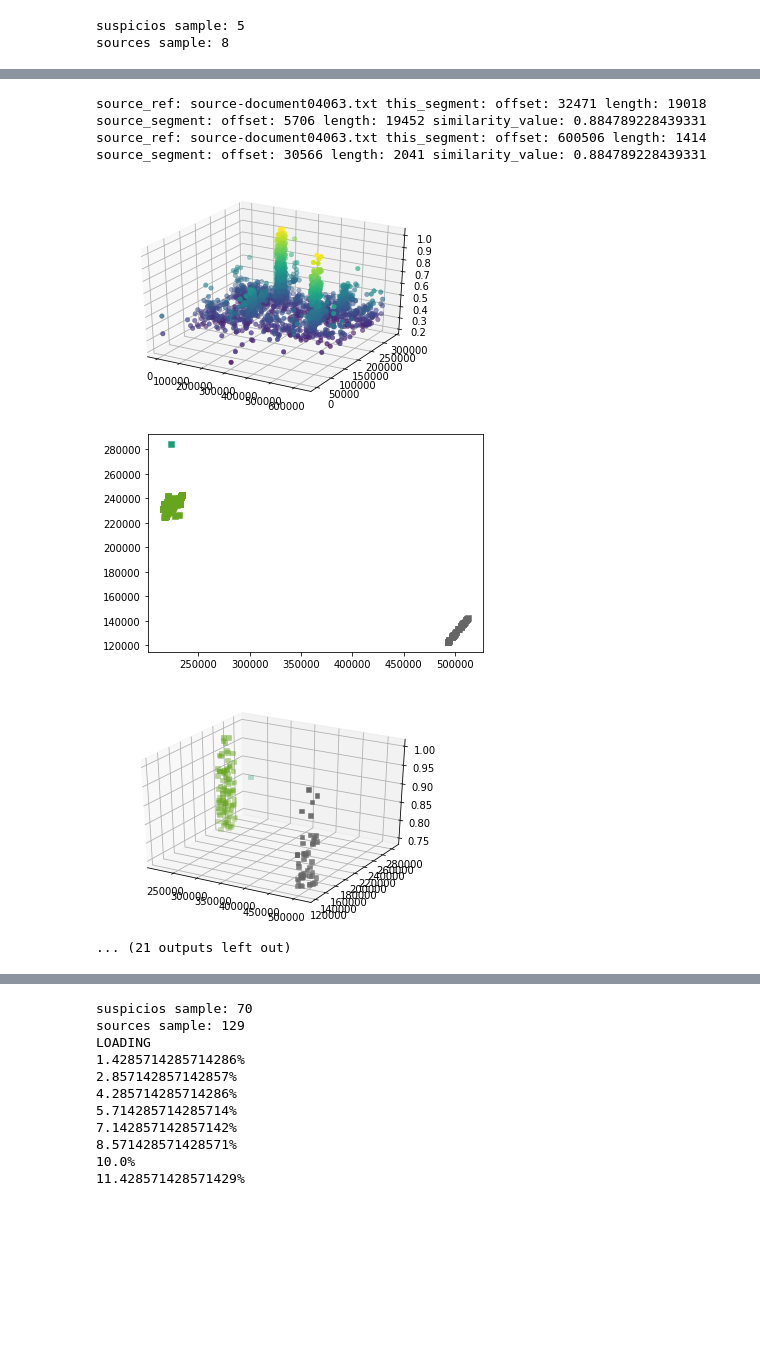
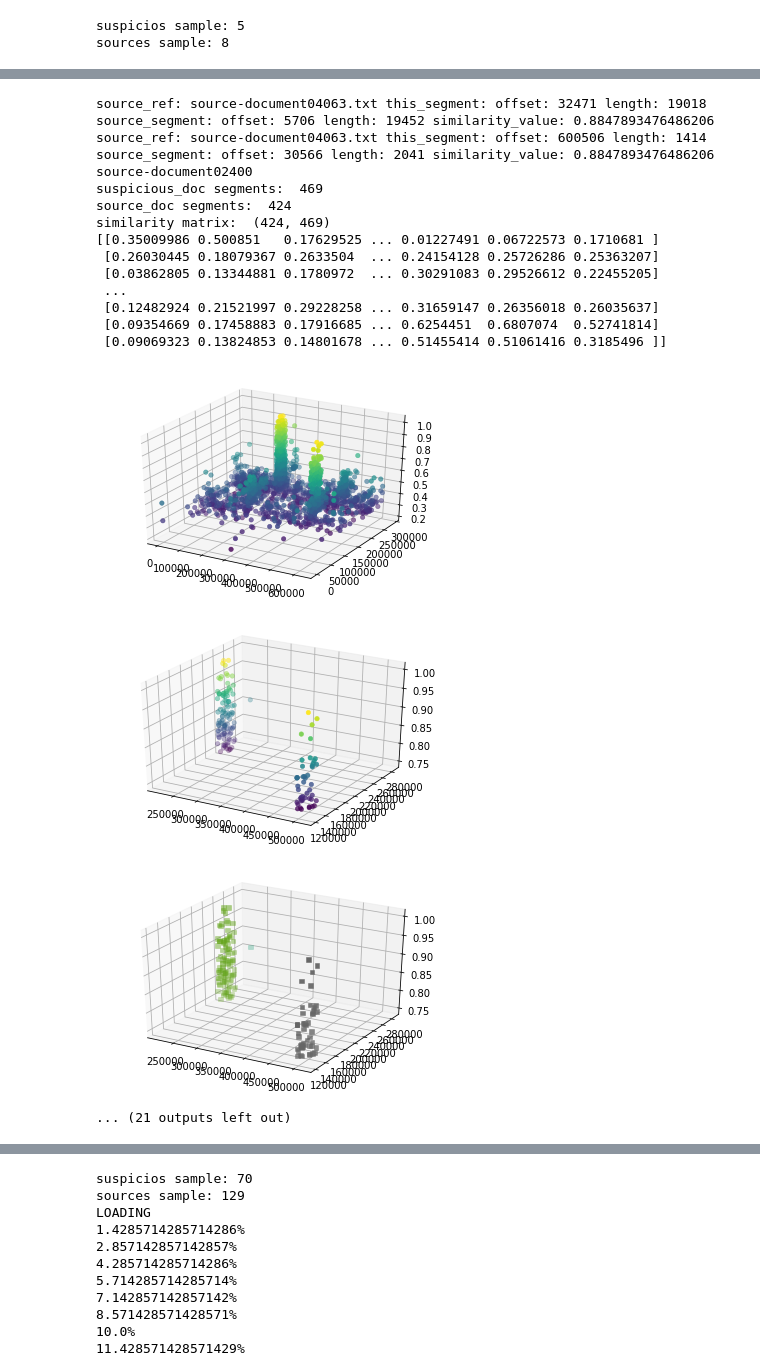
Before and after one commit to CiprianAmz/Plagiarism_Detection, a Jupyter notebook: PlagiarismDetection.ipynb, the cells around one changed output, grey strips where cells are left out. Drawn from its saved outputs; the diff is of its cells as text; code cells hidden in the pictures; blank space fills up the shorter version.

```diff
--- a/PlagiarismDetection.ipynb
+++ b/PlagiarismDetection.ipynb
@@ -325,7 +329,6 @@ class Document():
     self.embeddings = None
 
   def split_segments(self, size, min_windows_distance, offset_list):
-    tok = Tokenizer()
     word_list = []
     self.segments = []
 
@@ -376,10 +379,8 @@ class Document():
     prep_text = []
 
     for it in self.segments:
-      # print(it)
       prep_text.append(it.cleaned_text)
 
-    # print(prep_text)
     model = SentenceTransformer(model_name)
     self.embeddings = model.encode(prep_text)
 # %% [markdown]
@@ -426,6 +427,12 @@ class PredictedSegment():
 def get_most_similars(source_doc, suspicious_doc):
   segments = []
   similarity_matrix = cosine_similarity(source_doc.embeddings, suspicious_doc.embeddings)
+
+  if SHOW_DETAILS == True:
+    print("suspicious_doc segments: ", str(len(suspicious_doc.segments)))
+    print("source_doc segments: ", str(len(source_doc.segments)))
+    print("similarity matrix: ", similarity_matrix.shape)
+    print(similarity_matrix)
 
   for it in range(len(similarity_matrix[0])):
     current_row = similarity_matrix[:, it]
@@ -464,8 +471,6 @@ def plot_similar_segments_3d(pred_segments):
     cosine_similarity_list.append(i.similarity_value)
     s_offset_list.append(i.source_segment.offset)
 
-  # plt.scatter(offset_list, cosine_similarity_list, alpha=.8, color="r")
-  # plt.show()
   ax = plt.axes(projection='3d')
   ax.scatter(offset_list, s_offset_list, cosine_similarity_list, c=cosine_similarity_list, cmap='viridis', linewidth=0.5);
   plt.show()
@@ -480,8 +485,6 @@ def plot_similar_segments_3d_by_cluster(pred_segments, clusters):
     cosine_similarity_list.append(i.similarity_value)
     s_offset_list.append(i.source_segment.offset)
 
-  # plt.scatter(offset_list, cosine_similarity_list, alpha=.8, color="r")
-
   ax = plt.axes(projection='3d')
   ax.scatter(offset_list, s_offset_list, cosine_similarity_list, marker="s", c=clusters, cmap='Dark2', linewidth=0.5);
   plt.show()
@@ -985,11 +720,0 @@ class Encoplot:
-# %%
-def extract_path_and_doc_name(path):
-  match = re.compile(r'(\w+.txt|\w+-\w+.txt)')
-
-  match_result = match.findall(path)[0]
-  path_result = path.replace(match_result, "")
-  doc_result = match_result.replace(".txt", "")
-
-  return [path_result, doc_result]
-
-suspicious_doc_path, suspicious_doc_name = extract_path_and_doc_name("/content/drive/MyDrive/ColabNotebooks/ColabData/external-analysis-corpus/suspicious-documents/part1/suspicious-document00001.txt")
@@ -1003,6 +730,9 @@ def scan_for_plagiarism(suspicious_doc_full_path, source_document_full_path_list
 
   suspicious_doc_path, suspicious_doc_name = extract_path_and_doc_name(suspicious_doc_full_path)
   encoplot_found = False
+
+  if SHOW_DETAILS == True:
+    print(suspicious_doc_name)
 
   for source_full_path in source_document_full_path_list:
     encoplot = Encoplot(suspicious_doc_full_path, source_full_path)
@@ -1018,9 +748,16 @@ def scan_for_plagiarism(suspicious_doc_full_path, source_document_full_path_list
       source_doc.split_segments(SEGMENTS_SIZE, SEGMENTS_SIZE / 4,  encoplot.source_posible_offsets)
       source_doc.compute_embeddings(MODEL_NAME)
 
+      if SHOW_DETAILS == True:
+        print(source_doc_name)
+
       similar_segments = get_most_similars(source_doc, suspicious_doc)
-      # plot_similar_segments_3d(similar_segments)
+
+      if SHOW_DETAILS == True:
+        plot_similar_segments_3d(similar_segments)
+
       pred_result.add_prediction(similar_segments, suspicious_doc.doc_name)
 
+
   return pred_result
 # %%
@@ -1074,6 +1115,8 @@ print("sources sample: " + str(len(source_sample)))
 suspicios sample: 5
 sources sample: 8
 # %%
+SHOW_DETAILS = True
+
 metrics = ValidationMetrics()
 
 print("LOADING")
@@ -1091,5 +1134,7 @@ for sus in sus_sample:
 metrics.add_to_evaluate(pred_result, features_list_dic)
 
 print("Overall score: ", metrics.get_overall_score())
+
+SHOW_DETAILS = False
 # %% [output]
 LOADING
@@ -1103,7 +1182,18 @@ source_ref: source-document01409.txt this_segment: offset: 756 length: 220 sourc
 [figure]
-source_ref: source-document04063.txt this_segment: offset: 32471 length: 19018 source_segment: offset: 5706 length: 19452 similarity_value: 0.884789228439331
-source_ref: source-document04063.txt this_segment: offset: 600506 length: 1414 source_segment: offset: 30566 length: 2041 similarity_value: 0.884789228439331
+source_ref: source-document04063.txt this_segment: offset: 32471 length: 19018 source_segment: offset: 5706 length: 19452 similarity_value: 0.8847893476486206
+source_ref: source-document04063.txt this_segment: offset: 600506 length: 1414 source_segment: offset: 30566 length: 2041 similarity_value: 0.8847893476486206
+source-document02400
+suspicious_doc segments:  469
+source_doc segments:  424
+similarity matrix:  (424, 469)
+[[0.35009986 0.500851   0.17629525 ... 0.01227491 0.06722573 0.1710681 ]
+ [0.26030445 0.18079367 0.2633504  ... 0.24154128 0.25726286 0.25363207]
+ [0.03862805 0.13344881 0.1780972  ... 0.30291083 0.29526612 0.22455205]
+ ...
+ [0.12482924 0.21521997 0.29228258 ... 0.31659147 0.26356018 0.26035637]
+ [0.09354669 0.17458883 0.17916685 ... 0.6254451  0.6807074  0.52741814]
+ [0.09069323 0.13824853 0.14801678 ... 0.51455414 0.51061416 0.3185496 ]]
 [figure]
-[figure, old version]
+[figure, new version]
 [figure]
 ... (21 outputs left out)
```
Also changed, not shown: parts of 34 cells of this notebook.
